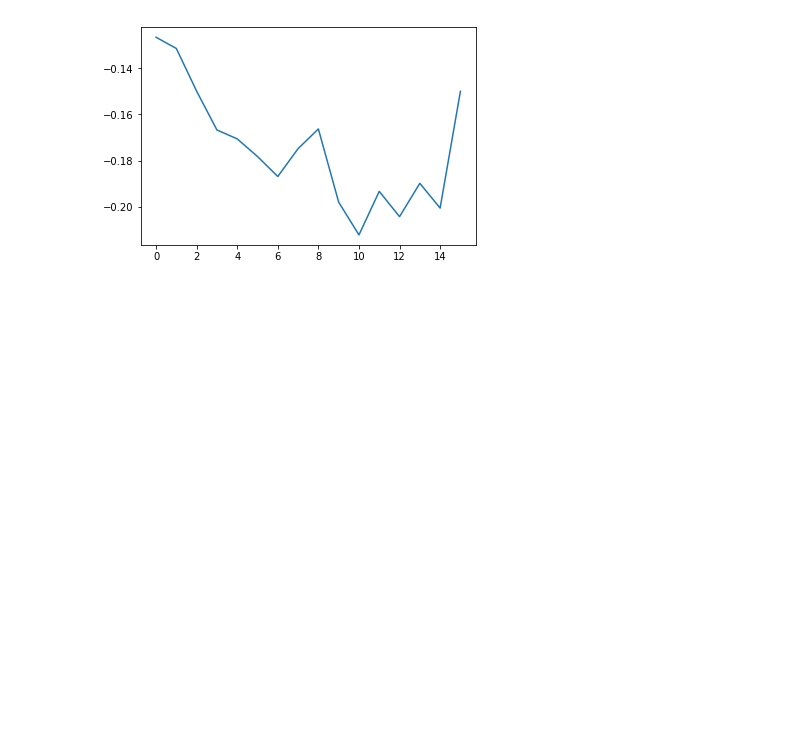
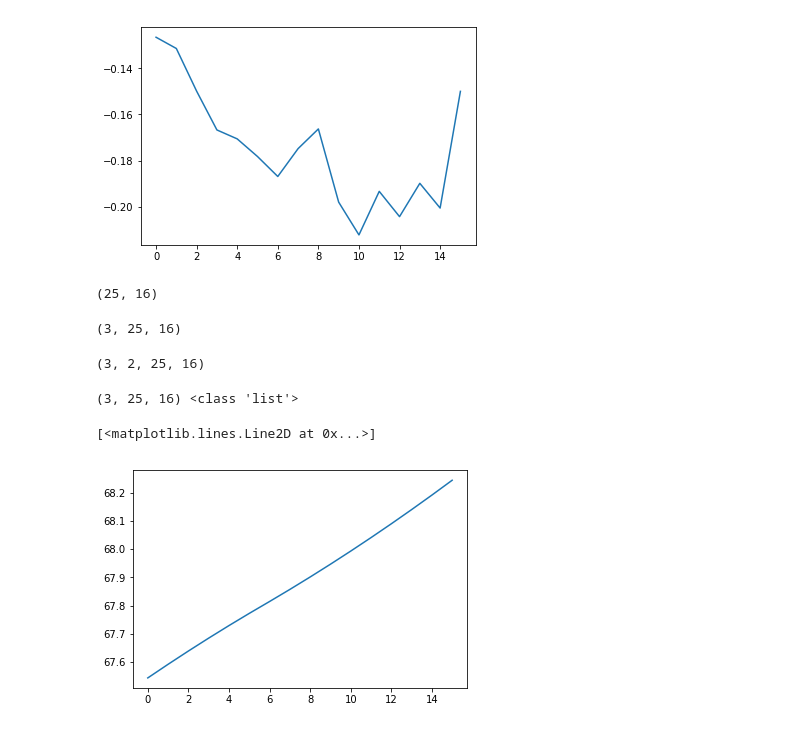
Before and after one commit to darioflute/fifipy, a Jupyter notebook: fifipy/examples/Example.ipynb, the cells around one changed output. Drawn from its saved outputs; the diff is of its cells as text; code cells hidden in the pictures; blank space fills up the shorter version.

Commit message:
calibration and other improvements

```diff
--- a/fifipy/examples/Example.ipynb
+++ b/fifipy/examples/Example.ipynb
@@ -19,3 +19,43 @@ plt.plot(spectra[0,:,3])
 # %% [output]
 [<matplotlib.lines.Line2D at 0x...>]
 [figure]
+# %%
+from fifipy.calib import waveCal
+obsdate,pos,xy,an,za,alti,wv = hk
+detchan, order, dichroic, ncycles, nodbeam, filegpid, filenum = aor
+w, dw = waveCal(gratpos, dichroic, obsdate, detchan, order)
+# %%
+import numpy as np
+print(np.shape(w))
+# %% [output]
+(25, 16)
+# %%
+gpos = [gratpos, gratpos+100, gratpos+300]
+from fifipy.calib import computeAllWaves
+
+w,dw = computeAllWaves(gpos, dichroic, obsdate, detchan, order)
+
+print(np.shape(w))
+# %% [output]
+(3, 25, 16)
+# %%
+from dask import delayed, compute
+wavegpos = [delayed(waveCal)(g, dichroic, obsdate, detchan, order) for g in gpos]
+waves = compute(* wavegpos, scheduler='processes')
+print(np.shape(waves))
+# %% [output]
+(3, 2, 25, 16)
+# %%
+nw = len(gpos)
+wave = []
+dwave = []
+for w in waves:
+    wave.append(w[0])
+    dwave.append(w[1])
+# %% [output]
+(3, 25, 16) <class 'list'>
+# %%
+plt.plot(wave[1,12,:])
+# %% [output]
+[<matplotlib.lines.Line2D at 0x...>]
+[figure, added]
```
Also changed, not shown: parts of 10 cells of this notebook, 4 other files.
